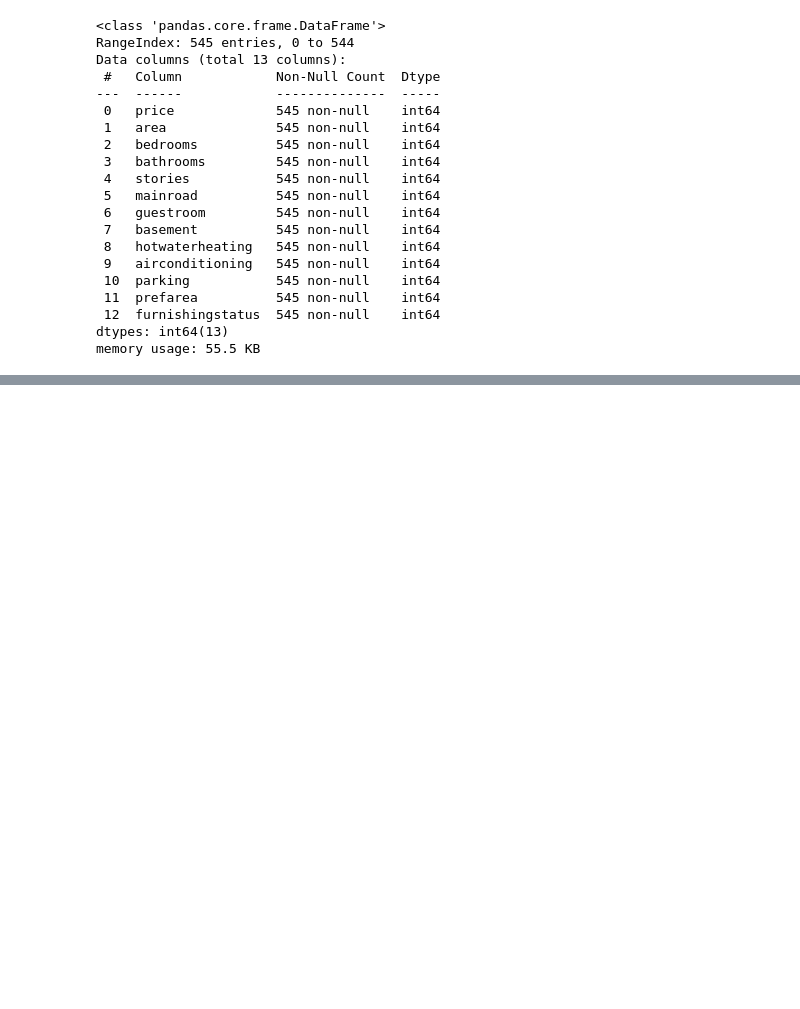
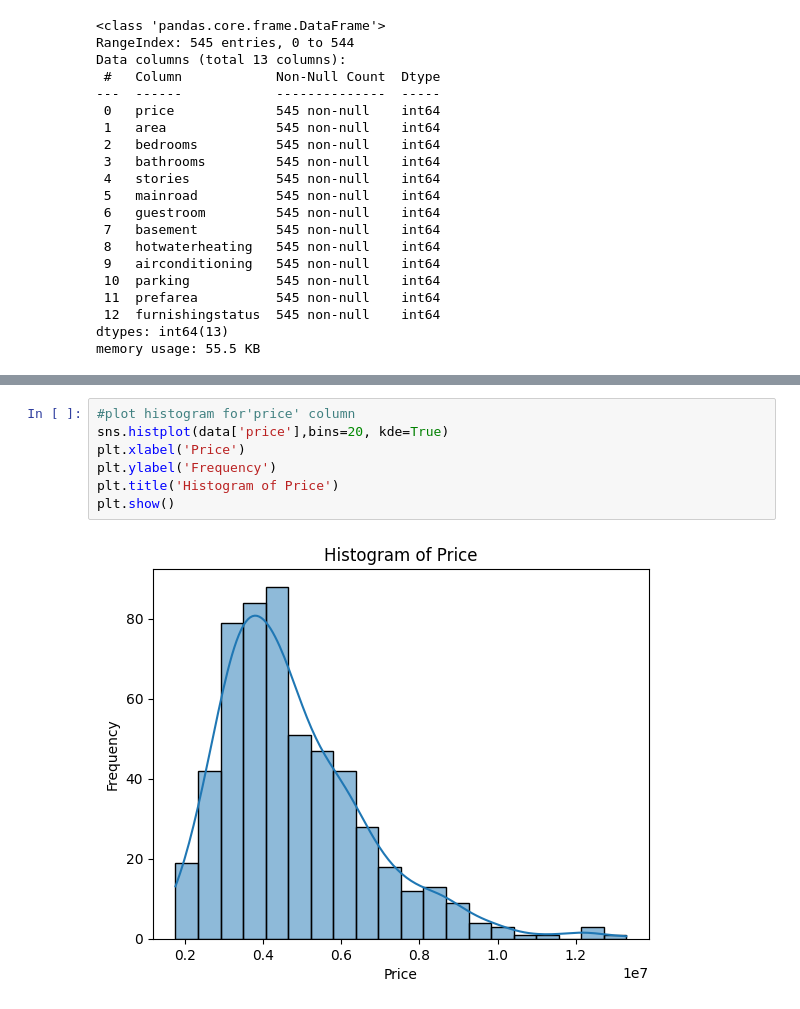
Before and after one commit to s4bih/machine-learning, a Jupyter notebook: harga_rumah.ipynb, the cells around one changed output, grey strips where cells are left out. Cells and saved outputs as stored; diff of their text form; blank space fills up the shorter version.

```diff
--- a/harga_rumah.ipynb
+++ b/harga_rumah.ipynb
@@ -127,0 +138,9 @@ memory usage: 55.5 KB
+# %%
+#plot histogram for'price' column
+sns.histplot(data['price'],bins=20, kde=True)
+plt.xlabel('Price')
+plt.ylabel('Frequency')
+plt.title('Histogram of Price')
+plt.show()
+# %% [output]
+[figure, added]
```
Also changed, not shown: parts of 6 cells of this notebook.
